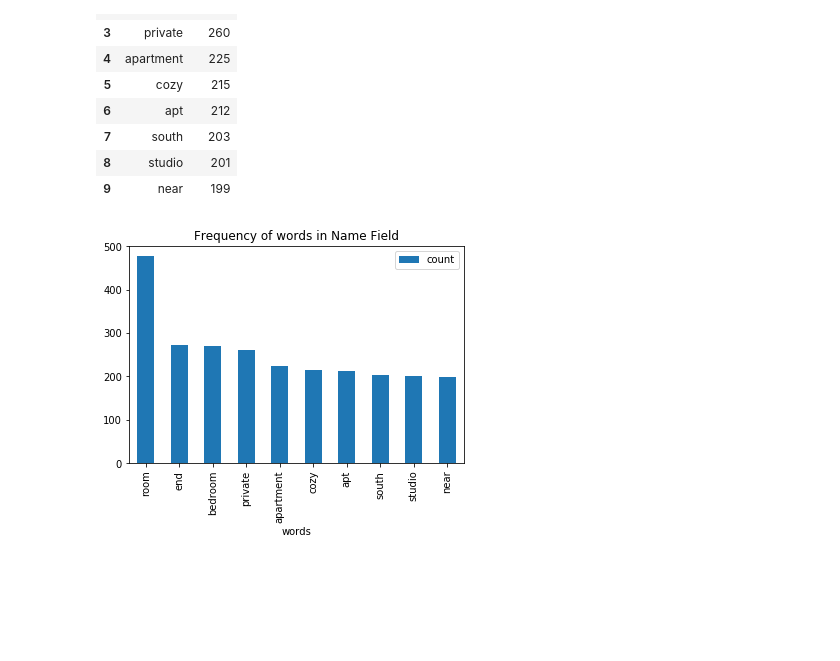
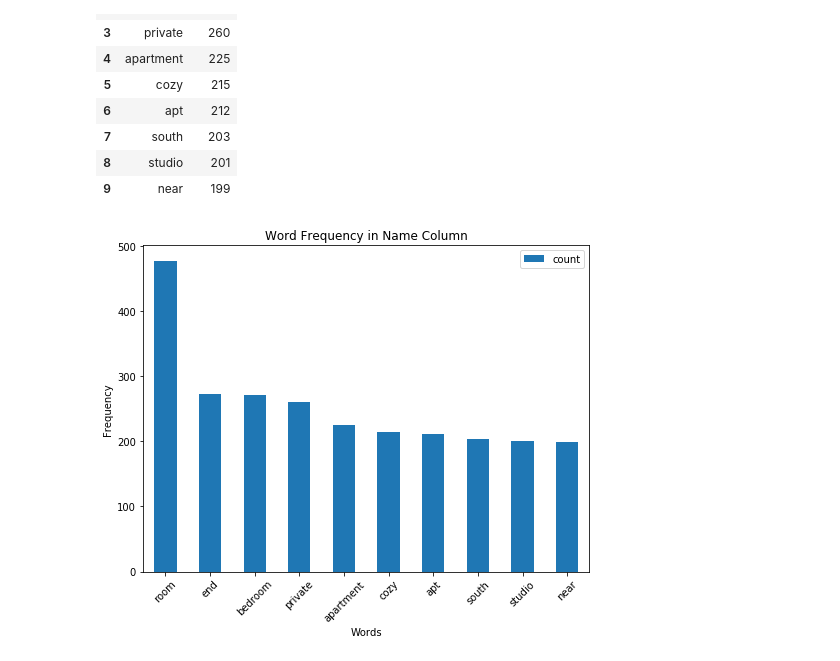
Before and after one commit to ewalker1230/ewalker1230, a Jupyter notebook: Text_EDA-name.ipynb, the cells around one changed output. Cells and saved outputs as stored; diff of their text form; code cells hidden in the pictures; blank space fills up the shorter version.

```diff
--- a/Text_EDA-name.ipynb
+++ b/Text_EDA-name.ipynb
@@ -186,7 +186,9 @@ word_count_name.head(10)
 | 9 | near | 199 |
 # %%
 word_count_name_10=word_count_name.head(10)
-wc_desc_plot=word_count_name_10.plot.bar(x='words',y='count',title="Frequency of words in Name Field")
+wc_desc_plot=word_count_name_10.plot.bar(x='words',y='count',rot=45,figsize=(8, 6),title="Word Frequency in Name Column")
+plt.ylabel('Frequency')
+plt.xlabel('Words')
 wc_desc_plot.get_figure().savefig('name_bar.png')
 # %% [output]
-[figure, old version]
+[figure, new version]
```
Also changed, not shown: 5 other files.
